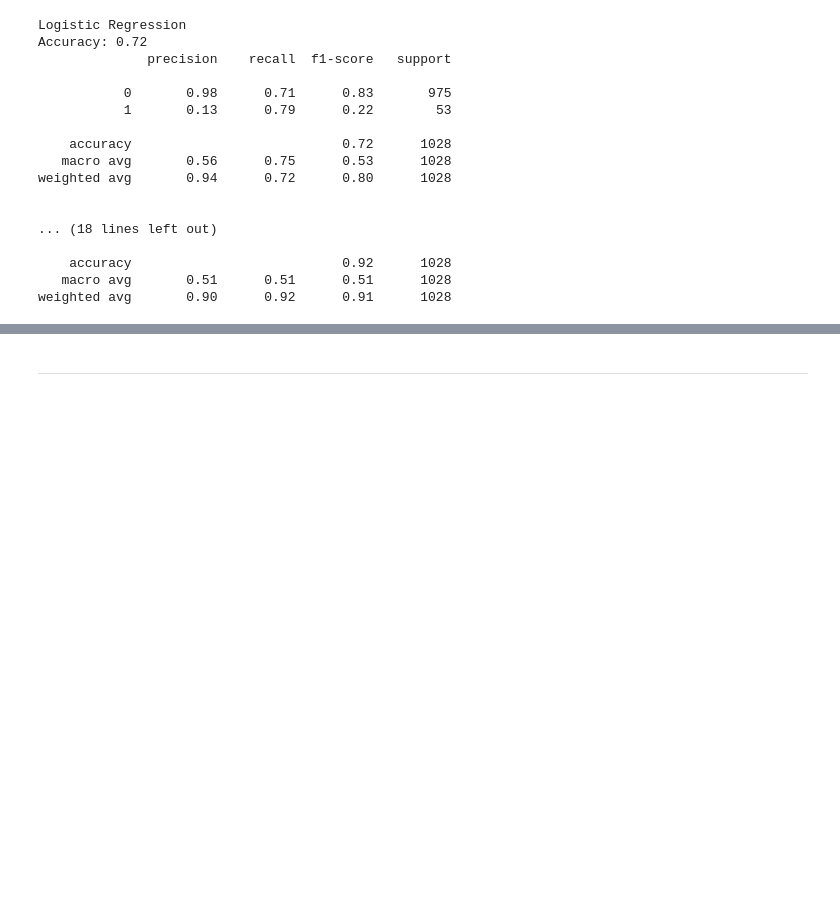
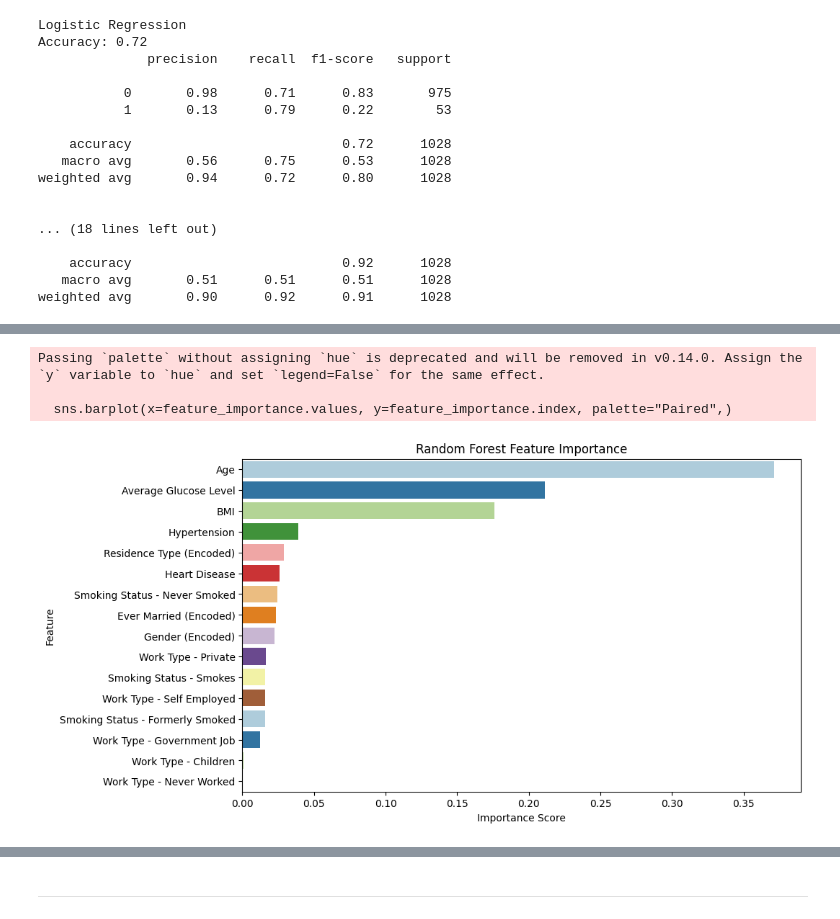
Before and after one commit to naqashb7/stroke_prediction_app, a Jupyter notebook: jupyter_notebooks/Modelling.ipynb, the cells around one changed output, grey strips where cells are left out. Drawn from its saved outputs; the diff is of its cells as text; code cells hidden in the pictures; blank space fills up the shorter version.

```diff
--- a/jupyter_notebooks/Modelling.ipynb
+++ b/jupyter_notebooks/Modelling.ipynb
@@ -350,0 +448,23 @@ NameError: name 'y_pred' is not defined
+# %%
+feature_importance = pd.Series(
+    rf_model.feature_importances_,
+    index=X.columns
+).sort_values(ascending=False)
+
+plt.figure(figsize=(10, 6))
+sns.barplot(x=feature_importance.values, y=feature_importance.index, palette="Paired")
+plt.title("Random Forest Feature Importance")
+plt.xlabel("Importance Score")
+plt.ylabel("Feature")
+plt.yticks(ticks=[0, 1,2,3,4,5,6,7,8,9,10,11,12,13,14,15], labels=["Age", "Average Glucose Level", "BMI", "Hypertension",
+                                                                   "Residence Type (Encoded)", "Heart Disease", "Smoking Status - Never Smoked",
+                                                                   "Ever Married (Encoded)", "Gender (Encoded)", "Work Type - Private",
+                                                                   "Smoking Status - Smokes", "Work Type - Self Employed",
+                                                                   "Smoking Status - Formerly Smoked", "Work Type - Government Job",
+                                                                   "Work Type - Children", "Work Type - Never Worked"])
+plt.show()
+# %% [output]
+Passing `palette` without assigning `hue` is deprecated and will be removed in v0.14.0. Assign the `y` variable to `hue` and set `legend=False` for the same effect.
+
+  sns.barplot(x=feature_importance.values, y=feature_importance.index, palette="Paired",)
+[figure, added]
```
Also changed, not shown: parts of 15 cells of this notebook.
